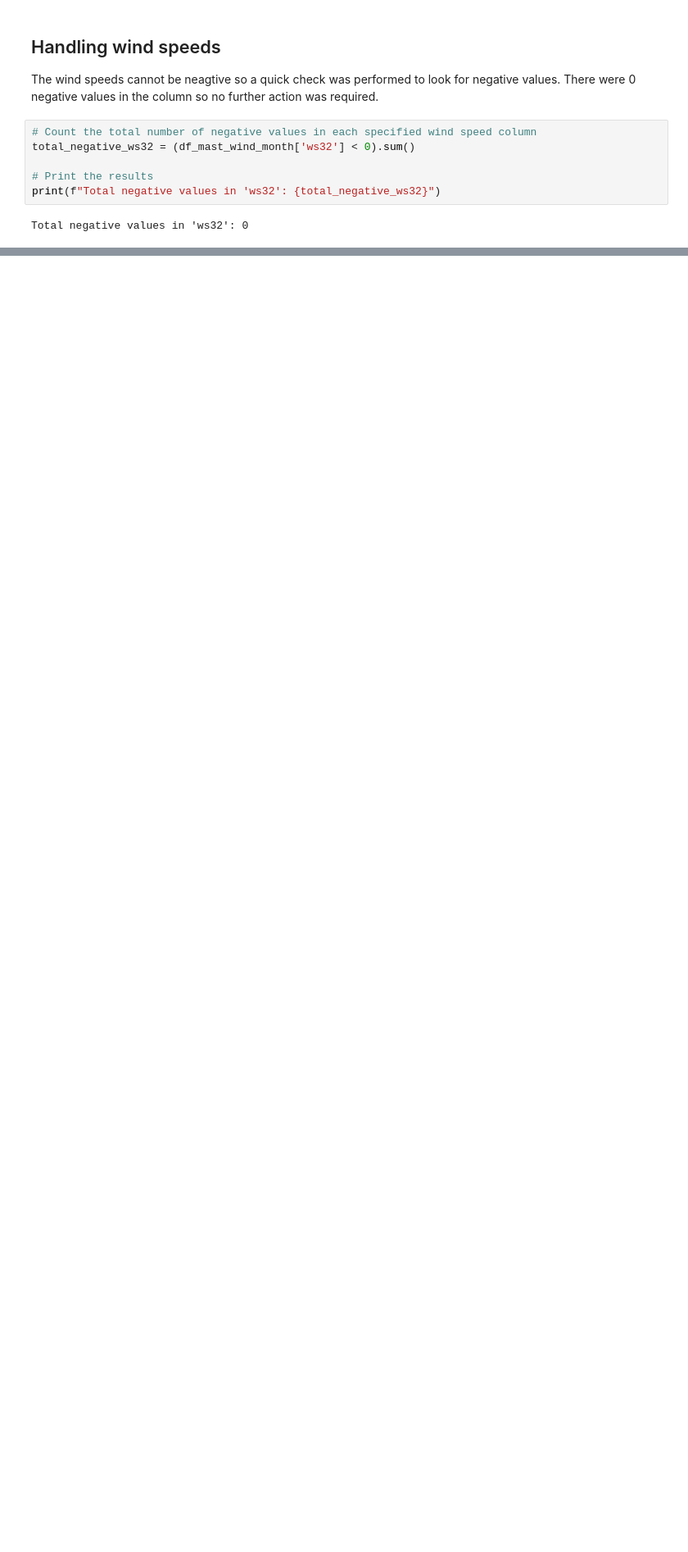
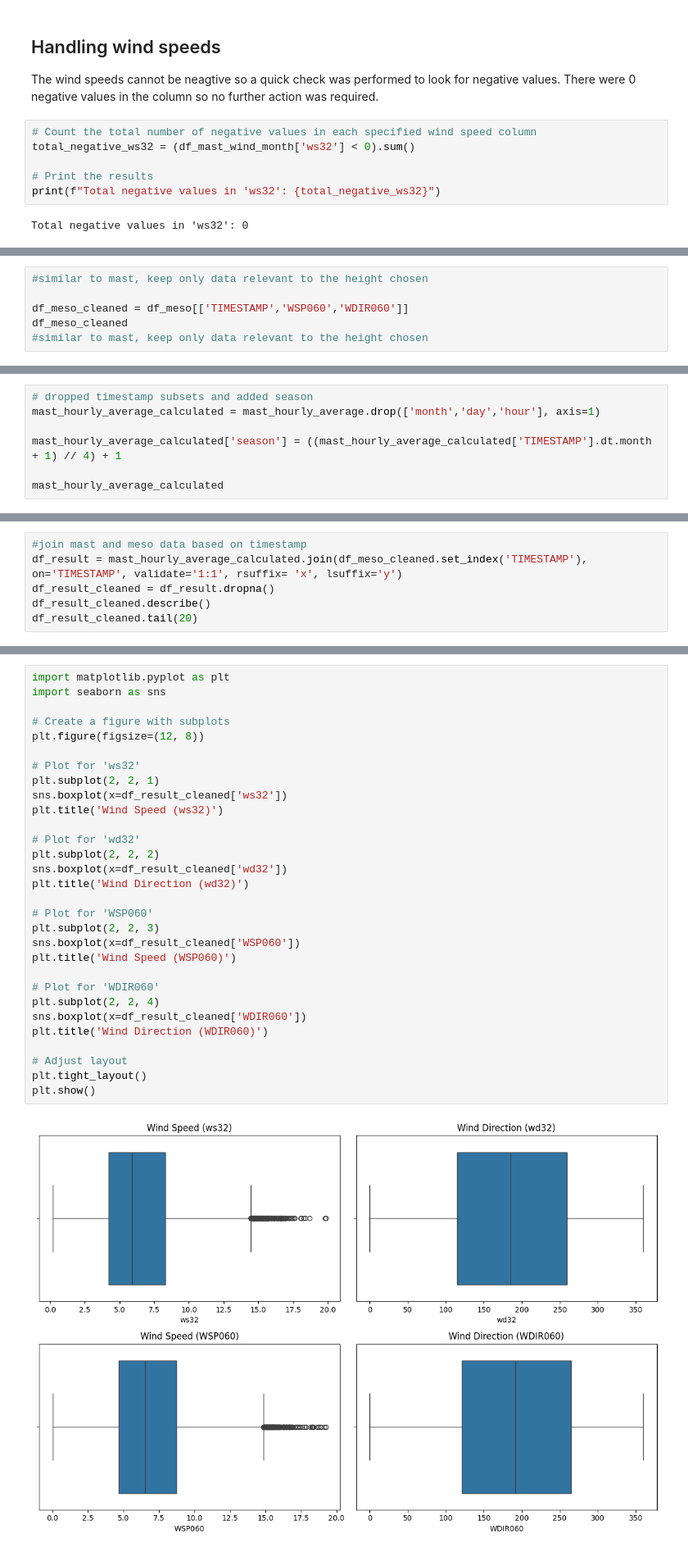
Before and after one commit to EarthOddity/mal-assignments, a Jupyter notebook: Assignment 3/3. Vestas - Predicting Wind Speed Using Borglum.ipynb, the cells around one changed output, grey strips where cells are left out. Shown at 82% size. Drawn from its saved outputs; the diff is of its cells as text; blank space fills up the shorter version.

```diff
--- a/Assignment 3/3. Vestas - Predicting Wind Speed Using Borglum.ipynb
+++ b/Assignment 3/3. Vestas - Predicting Wind Speed Using Borglum.ipynb
@@ -328,0 +428,6 @@ Total negative values in 'ws32': 0
+# %%
+#similar to mast, keep only data relevant to the height chosen
+
+df_meso_cleaned = df_meso[['TIMESTAMP','WSP060','WDIR060']]
+df_meso_cleaned
+#similar to mast, keep only data relevant to the height chosen
@@ -328,0 +530,7 @@ Total negative values in 'ws32': 0
+# %%
+# dropped timestamp subsets and added season
+mast_hourly_average_calculated = mast_hourly_average.drop(['month','day','hour'], axis=1)
+
+mast_hourly_average_calculated['season'] = ((mast_hourly_average_calculated['TIMESTAMP'].dt.month + 1) // 4) + 1
+
+mast_hourly_average_calculated
@@ -328,0 +551,6 @@ Total negative values in 'ws32': 0
+# %%
+#join mast and meso data based on timestamp
+df_result = mast_hourly_average_calculated.join(df_meso_cleaned.set_index('TIMESTAMP'), on='TIMESTAMP', validate='1:1', rsuffix= 'x', lsuffix='y')
+df_result_cleaned = df_result.dropna()
+df_result_cleaned.describe()
+df_result_cleaned.tail(20)
@@ -328,0 +577,32 @@ Total negative values in 'ws32': 0
+# %%
+import matplotlib.pyplot as plt
+import seaborn as sns
+
+# Create a figure with subplots
+plt.figure(figsize=(12, 8))
+
+# Plot for 'ws32'
+plt.subplot(2, 2, 1)
+sns.boxplot(x=df_result_cleaned['ws32'])
+plt.title('Wind Speed (ws32)')
+
+# Plot for 'wd32'
+plt.subplot(2, 2, 2)
+sns.boxplot(x=df_result_cleaned['wd32'])
+plt.title('Wind Direction (wd32)')
+
+# Plot for 'WSP060'
+plt.subplot(2, 2, 3)
+sns.boxplot(x=df_result_cleaned['WSP060'])
+plt.title('Wind Speed (WSP060)')
+
+# Plot for 'WDIR060'
+plt.subplot(2, 2, 4)
+sns.boxplot(x=df_result_cleaned['WDIR060'])
+plt.title('Wind Direction (WDIR060)')
+
+# Adjust layout
+plt.tight_layout()
+plt.show()
+# %% [output]
+[figure, added]
```
Also changed, not shown: parts of 29 cells of this notebook.
